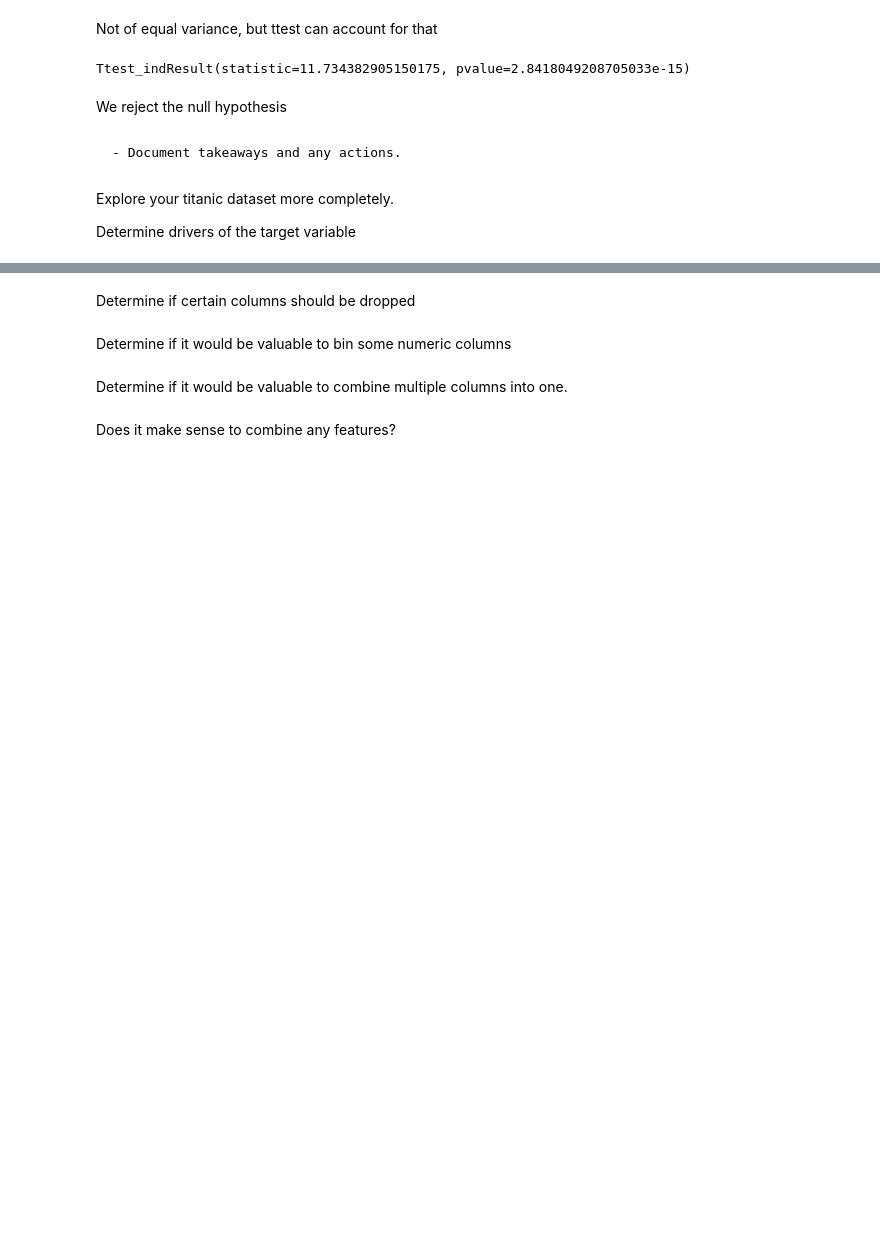
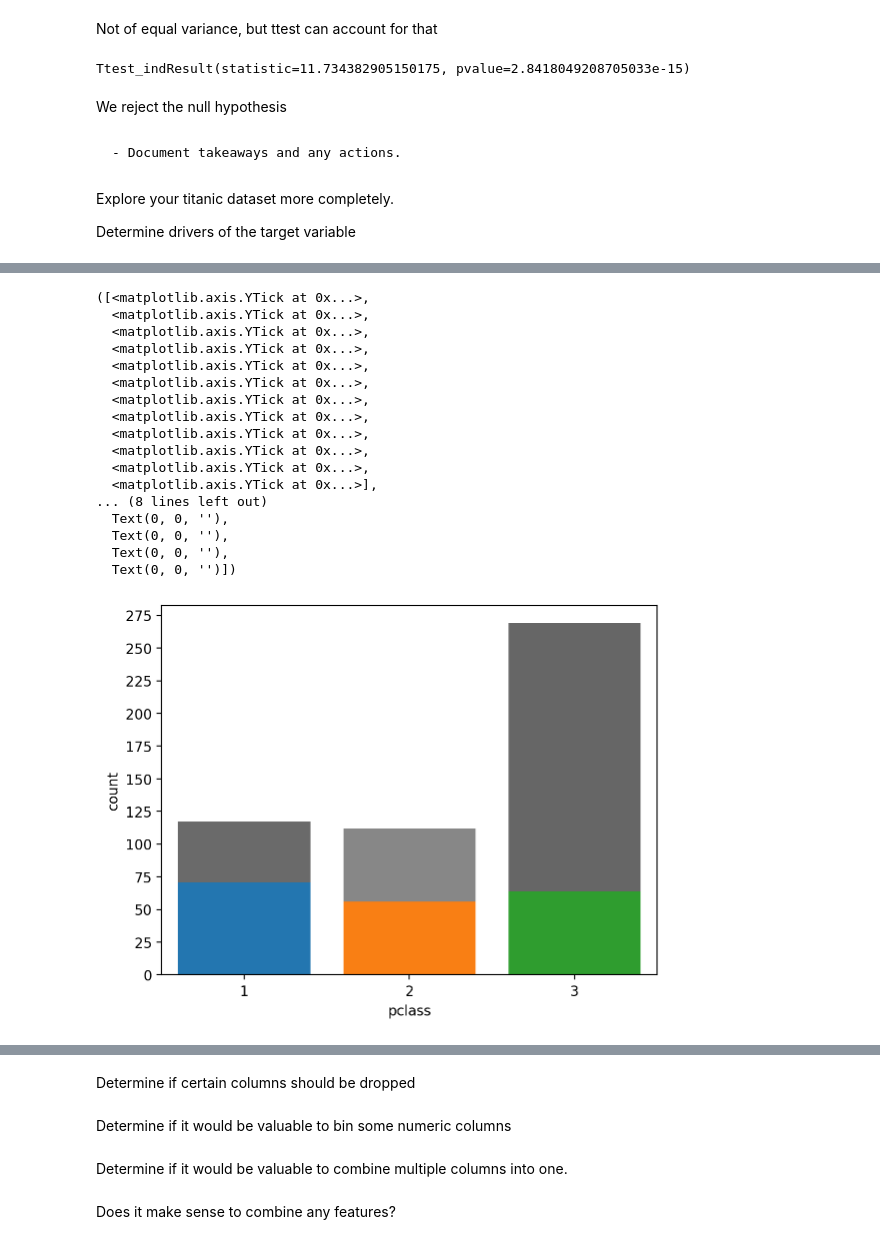
Before and after one commit to Is0metry/classification-exercises, a Jupyter notebook: classification_exercises.ipynb, the cells around one changed output, grey strips where cells are left out. Cells and saved outputs as stored; diff of their text form; code cells hidden in the pictures; blank space fills up the shorter version.

```diff
--- a/classification_exercises.ipynb
+++ b/classification_exercises.ipynb
@@ -492,0 +512,23 @@ KeyError: 'pclass'
+# %%
+sns.countplot(data=train,x='pclass',saturation=0)
+sns.countplot(data=survivors, x='pclass',saturation = .95)
+plt.yticks(np.arange(300, step=25))
+# %% [output]
+([<matplotlib.axis.YTick at 0x...>,
+  <matplotlib.axis.YTick at 0x...>,
+  <matplotlib.axis.YTick at 0x...>,
+  <matplotlib.axis.YTick at 0x...>,
+  <matplotlib.axis.YTick at 0x...>,
+  <matplotlib.axis.YTick at 0x...>,
+  <matplotlib.axis.YTick at 0x...>,
+  <matplotlib.axis.YTick at 0x...>,
+  <matplotlib.axis.YTick at 0x...>,
+  <matplotlib.axis.YTick at 0x...>,
+  <matplotlib.axis.YTick at 0x...>,
+  <matplotlib.axis.YTick at 0x...>],
+... (8 lines left out)
+  Text(0, 0, ''),
+  Text(0, 0, ''),
+  Text(0, 0, ''),
+  Text(0, 0, '')])
+[figure, added]
```
Also changed, not shown: parts of 9 cells of this notebook.
